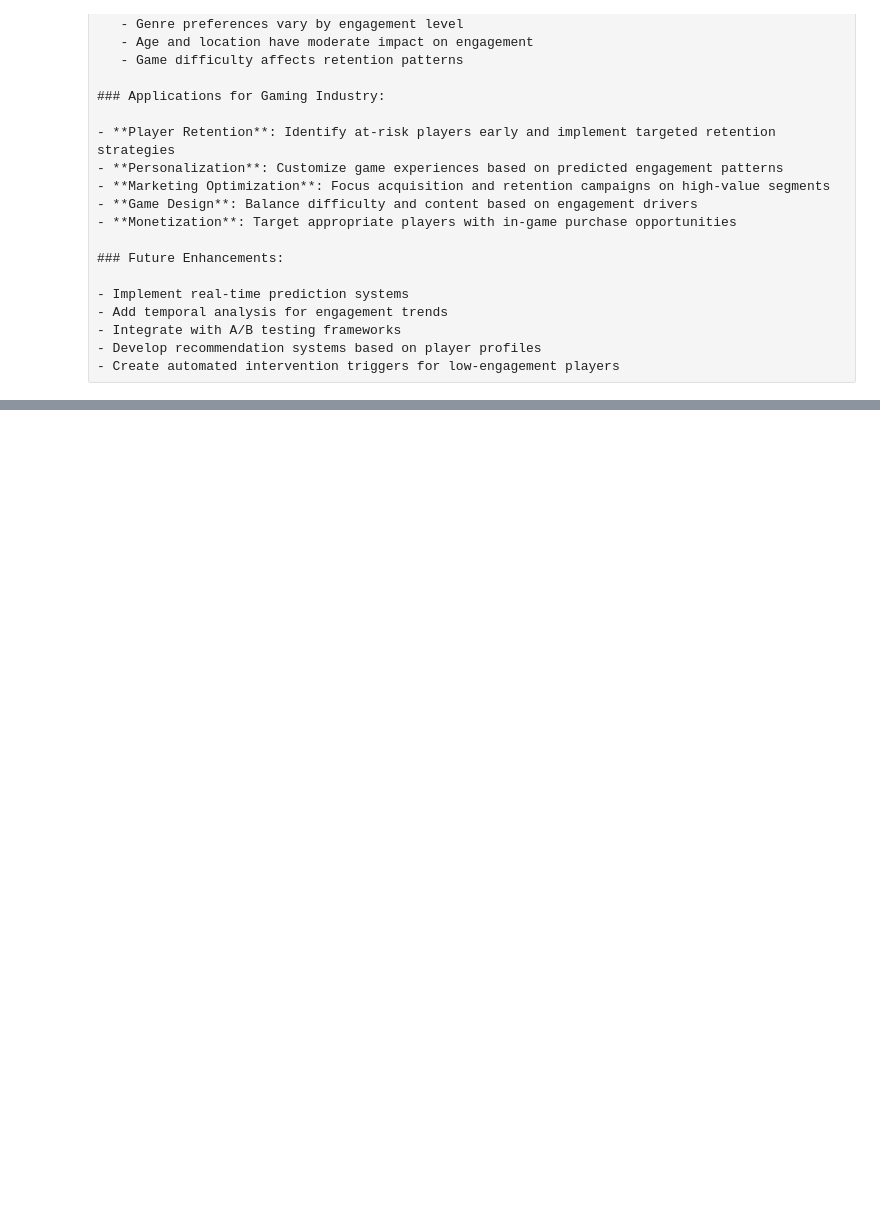
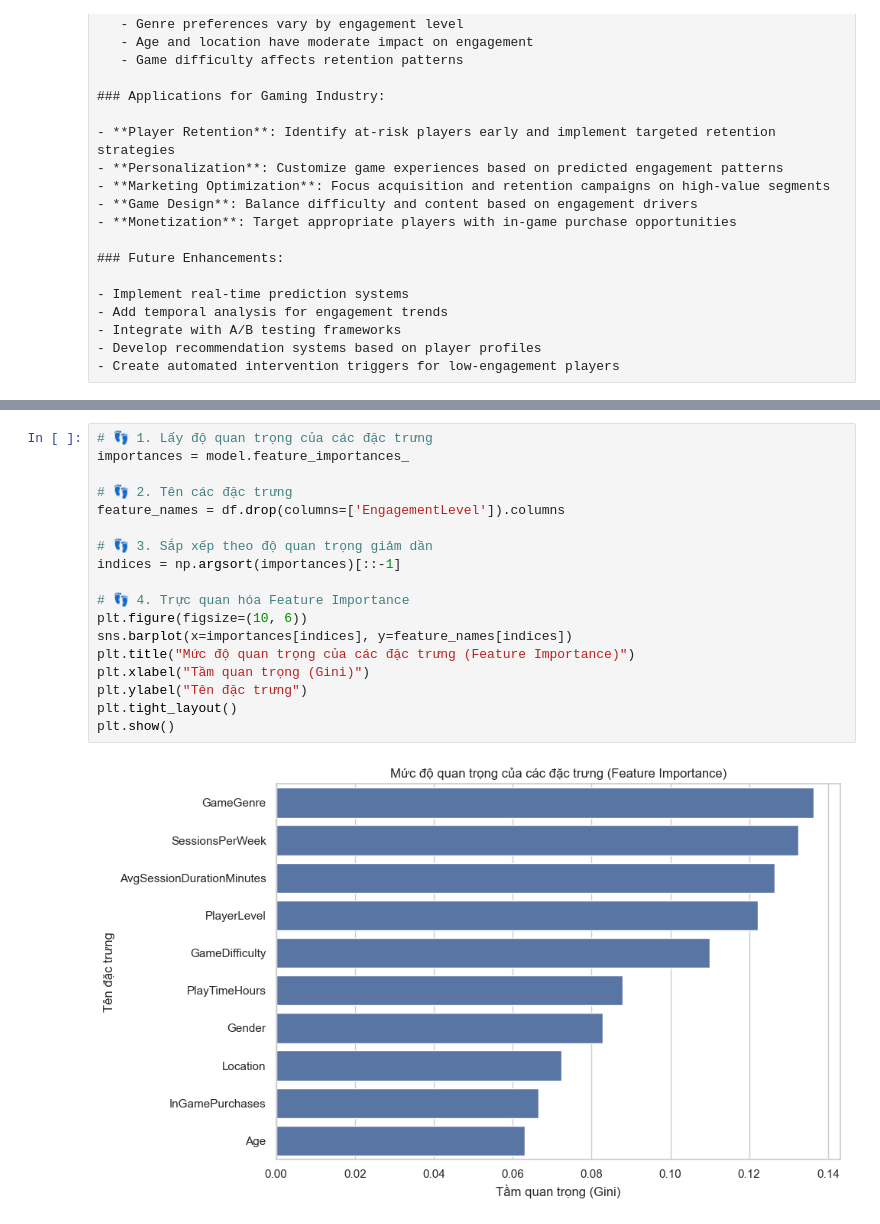
Before and after one commit to AnKoCare/DAV_Project, a Jupyter notebook: gaming_behavior_analysis.ipynb, the cells around one changed output, grey strips where cells are left out. Saved outputs shown, nothing was run; the diff lists cells and outputs as text; blank space fills up the shorter version.

```diff
--- a/gaming_behavior_analysis.ipynb
+++ b/gaming_behavior_analysis.ipynb
@@ -659,0 +939,20 @@ Engagement Probabilities:
+# %%
+# 👣 1. Lấy độ quan trọng của các đặc trưng
+importances = model.feature_importances_
+
+# 👣 2. Tên các đặc trưng
+feature_names = df.drop(columns=['EngagementLevel']).columns
+
+# 👣 3. Sắp xếp theo độ quan trọng giảm dần
+indices = np.argsort(importances)[::-1]
+
+# 👣 4. Trực quan hóa Feature Importance
+plt.figure(figsize=(10, 6))
+sns.barplot(x=importances[indices], y=feature_names[indices])
+plt.title("Mức độ quan trọng của các đặc trưng (Feature Importance)")
+plt.xlabel("Tầm quan trọng (Gini)")
+plt.ylabel("Tên đặc trưng")
+plt.tight_layout()
+plt.show()
+# %% [output]
+[figure, added]
```
Also changed, not shown: parts of 16 cells of this notebook, 2 other files.
